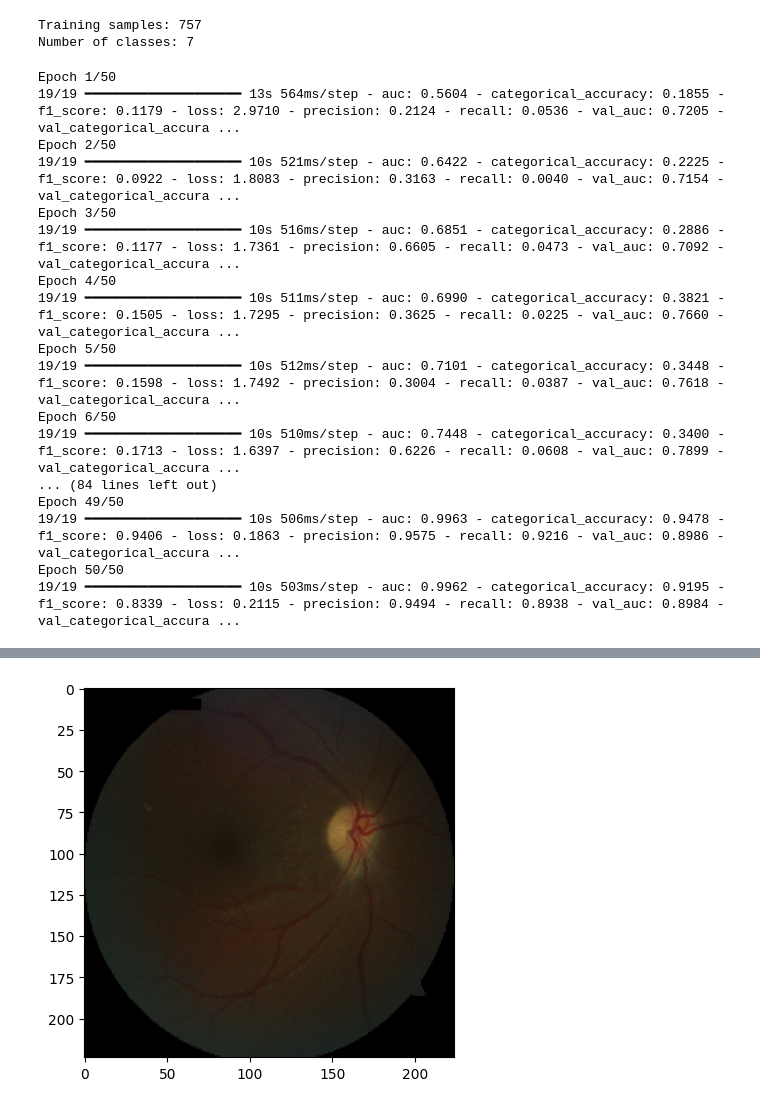
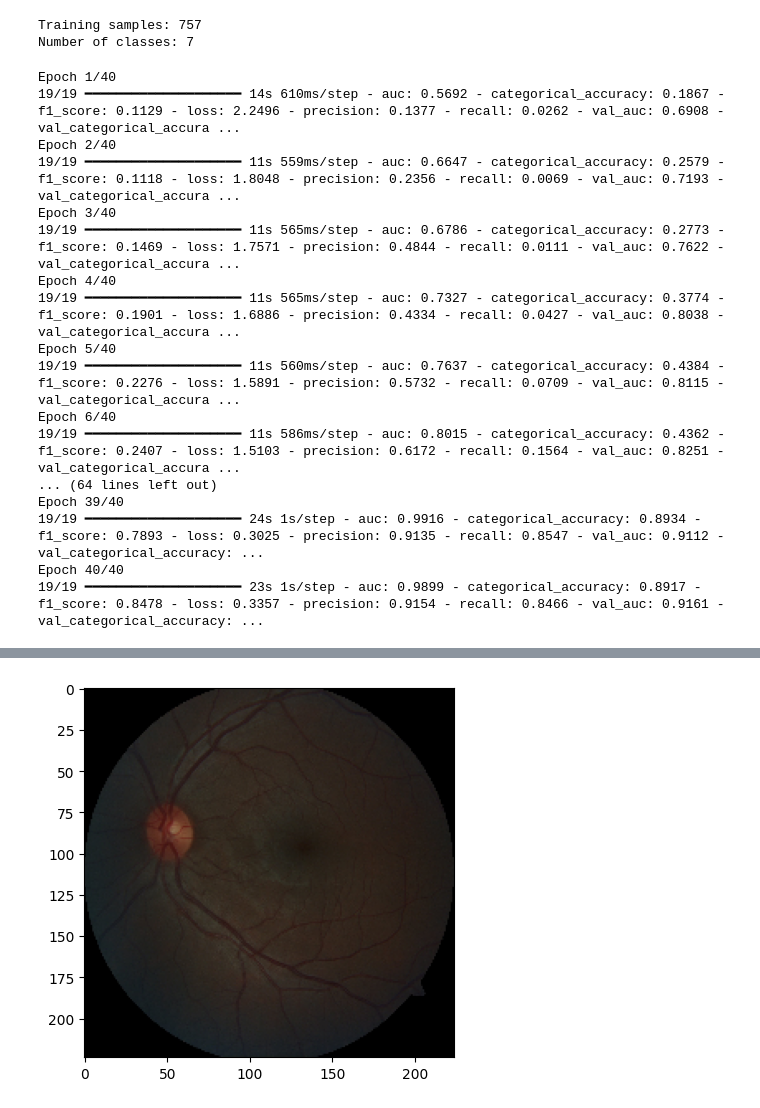
Before and after one commit to Dennitronius/fundusproposal, a Jupyter notebook: fundus.ipynb, the cells around one changed output, grey strips where cells are left out. Saved outputs shown, nothing was run; the diff lists cells and outputs as text; code cells hidden in the pictures.

```diff
--- a/fundus.ipynb
+++ b/fundus.ipynb
@@ -4,10 +4,21 @@ import numpy as np
 from PIL import Image
 from tensorflow.keras.preprocessing.image import img_to_array
 
+# Import required libraries for the model
+from tensorflow.keras.models import Sequential
+from tensorflow.keras.layers import Conv2D, MaxPooling2D, Flatten, Dense, Dropout
+from tensorflow.keras.utils import to_categorical
+from sklearn.model_selection import train_test_split
+from sklearn.metrics import classification_report, f1_score
+import tensorflow as tf
+
+# Import necessary display function
+from IPython.display import display
+from PIL import Image
 
 # Define constants
 IMG_SIZE = 224  # Standard size for many CNN architectures
-DATA_DIR = "c:\\Users\\Denny\\Downloads\\fundustrain"  # Corrected dataset directory path
+DATA_DIR = "c:\\Users\\Denny\\Downloads\\Dataset_from_fundus_images_for_the_study_of_diabetic_retinopathy_V02"  # Corrected dataset directory path
 
 # Initialize lists to store training images and labels
 train_images = []
@@ -32,7 +43,6 @@ for category in categories:
                 # Convert to array and normalize
                 img_array = img_to_array(img)
                 img_array = img_array / 255.0
-
                 # Add to training dataset
                 train_images.append(img_array)
                 train_labels.append(label_dict[category])
@@ -46,14 +56,6 @@ y_train = np.array(train_labels)
 print(f"Training samples: {len(X_train)}")
 print(f"Number of classes: {len(categories)}")
 
-# Import required libraries for the model
-from tensorflow.keras.models import Sequential
-from tensorflow.keras.layers import Conv2D, MaxPooling2D, Flatten, Dense, Dropout
-from tensorflow.keras.utils import to_categorical
-from sklearn.model_selection import train_test_split
-from sklearn.metrics import classification_report, f1_score
-import tensorflow as tf
-
 # Convert labels to categorical format
 y_categorical = to_categorical(y_train)
 
@@ -84,32 +86,32 @@ model.compile(optimizer='adam',
 
 # Train the model
 history = model.fit(X_train, y_train_cat,
-                    epochs=50,
+                    epochs=40,
                     batch_size=32,
                     validation_data=(X_val, y_val_cat))
 # %% [output]
-Epoch 1/50
-19/19 ━━━━━━━━━━━━━━━━━━━━ 13s 564ms/step - auc: 0.5604 - categorical_accuracy: 0.1855 - f1_score: 0.1179 - loss: 2.9710 - precision: 0.2124 - recall: 0.0536 - val_auc: 0.7205 - val_categorical_accura ...
-Epoch 2/50
-19/19 ━━━━━━━━━━━━━━━━━━━━ 10s 521ms/step - auc: 0.6422 - categorical_accuracy: 0.2225 - f1_score: 0.0922 - loss: 1.8083 - precision: 0.3163 - recall: 0.0040 - val_auc: 0.7154 - val_categorical_accura ...
-Epoch 3/50
-19/19 ━━━━━━━━━━━━━━━━━━━━ 10s 516ms/step - auc: 0.6851 - categorical_accuracy: 0.2886 - f1_score: 0.1177 - loss: 1.7361 - precision: 0.6605 - recall: 0.0473 - val_auc: 0.7092 - val_categorical_accura ...
-Epoch 4/50
-19/19 ━━━━━━━━━━━━━━━━━━━━ 10s 511ms/step - auc: 0.6990 - categorical_accuracy: 0.3821 - f1_score: 0.1505 - loss: 1.7295 - precision: 0.3625 - recall: 0.0225 - val_auc: 0.7660 - val_categorical_accura ...
-Epoch 5/50
-19/19 ━━━━━━━━━━━━━━━━━━━━ 10s 512ms/step - auc: 0.7101 - categorical_accuracy: 0.3448 - f1_score: 0.1598 - loss: 1.7492 - precision: 0.3004 - recall: 0.0387 - val_auc: 0.7618 - val_categorical_accura ...
-Epoch 6/50
-19/19 ━━━━━━━━━━━━━━━━━━━━ 10s 510ms/step - auc: 0.7448 - categorical_accuracy: 0.3400 - f1_score: 0.1713 - loss: 1.6397 - precision: 0.6226 - recall: 0.0608 - val_auc: 0.7899 - val_categorical_accura ...
-... (84 lines left out)
-Epoch 49/50
-19/19 ━━━━━━━━━━━━━━━━━━━━ 10s 506ms/step - auc: 0.9963 - categorical_accuracy: 0.9478 - f1_score: 0.9406 - loss: 0.1863 - precision: 0.9575 - recall: 0.9216 - val_auc: 0.8986 - val_categorical_accura ...
-Epoch 50/50
-19/19 ━━━━━━━━━━━━━━━━━━━━ 10s 503ms/step - auc: 0.9962 - categorical_accuracy: 0.9195 - f1_score: 0.8339 - loss: 0.2115 - precision: 0.9494 - recall: 0.8938 - val_auc: 0.8984 - val_categorical_accura ...
+Epoch 1/40
+19/19 ━━━━━━━━━━━━━━━━━━━━ 14s 610ms/step - auc: 0.5692 - categorical_accuracy: 0.1867 - f1_score: 0.1129 - loss: 2.2496 - precision: 0.1377 - recall: 0.0262 - val_auc: 0.6908 - val_categorical_accura ...
+Epoch 2/40
+19/19 ━━━━━━━━━━━━━━━━━━━━ 11s 559ms/step - auc: 0.6647 - categorical_accuracy: 0.2579 - f1_score: 0.1118 - loss: 1.8048 - precision: 0.2356 - recall: 0.0069 - val_auc: 0.7193 - val_categorical_accura ...
+Epoch 3/40
+19/19 ━━━━━━━━━━━━━━━━━━━━ 11s 565ms/step - auc: 0.6786 - categorical_accuracy: 0.2773 - f1_score: 0.1469 - loss: 1.7571 - precision: 0.4844 - recall: 0.0111 - val_auc: 0.7622 - val_categorical_accura ...
+Epoch 4/40
+19/19 ━━━━━━━━━━━━━━━━━━━━ 11s 565ms/step - auc: 0.7327 - categorical_accuracy: 0.3774 - f1_score: 0.1901 - loss: 1.6886 - precision: 0.4334 - recall: 0.0427 - val_auc: 0.8038 - val_categorical_accura ...
+Epoch 5/40
+19/19 ━━━━━━━━━━━━━━━━━━━━ 11s 560ms/step - auc: 0.7637 - categorical_accuracy: 0.4384 - f1_score: 0.2276 - loss: 1.5891 - precision: 0.5732 - recall: 0.0709 - val_auc: 0.8115 - val_categorical_accura ...
+Epoch 6/40
+19/19 ━━━━━━━━━━━━━━━━━━━━ 11s 586ms/step - auc: 0.8015 - categorical_accuracy: 0.4362 - f1_score: 0.2407 - loss: 1.5103 - precision: 0.6172 - recall: 0.1564 - val_auc: 0.8251 - val_categorical_accura ...
+... (64 lines left out)
+Epoch 39/40
+19/19 ━━━━━━━━━━━━━━━━━━━━ 24s 1s/step - auc: 0.9916 - categorical_accuracy: 0.8934 - f1_score: 0.7893 - loss: 0.3025 - precision: 0.9135 - recall: 0.8547 - val_auc: 0.9112 - val_categorical_accuracy: ...
+Epoch 40/40
+19/19 ━━━━━━━━━━━━━━━━━━━━ 23s 1s/step - auc: 0.9899 - categorical_accuracy: 0.8917 - f1_score: 0.8478 - loss: 0.3357 - precision: 0.9154 - recall: 0.8466 - val_auc: 0.9161 - val_categorical_accuracy: ...
 # %%
 import matplotlib.pyplot as plt
 import numpy as np
 
-def predict_image(path):
+def predict_image(path, model, categories):
     # Load the image
     img = tf.keras.preprocessing.image.load_img(path, target_size=(IMG_SIZE, IMG_SIZE))
 
@@ -131,5 +133,5 @@ def predict_image(path):
     plt.show()
 
 # Test the function
-predict_image("c:\\Users\\Denny\\Downloads\\shouldbemod.jpg")
+predict_image("c:\\Users\\Denny\\Downloads\\Dataset_from_fundus_images_for_the_study_of_diabetic_retinopathy_V02\\1. No DR signs\\140.jpg", model, categories)
 # %% [output]
@@ -138 +140 @@ Predicted category: 7. Advanced PDR
-[figure, old version]
+[figure, new version]
```
Also changed, not shown: parts of 1 cell of this notebook.
